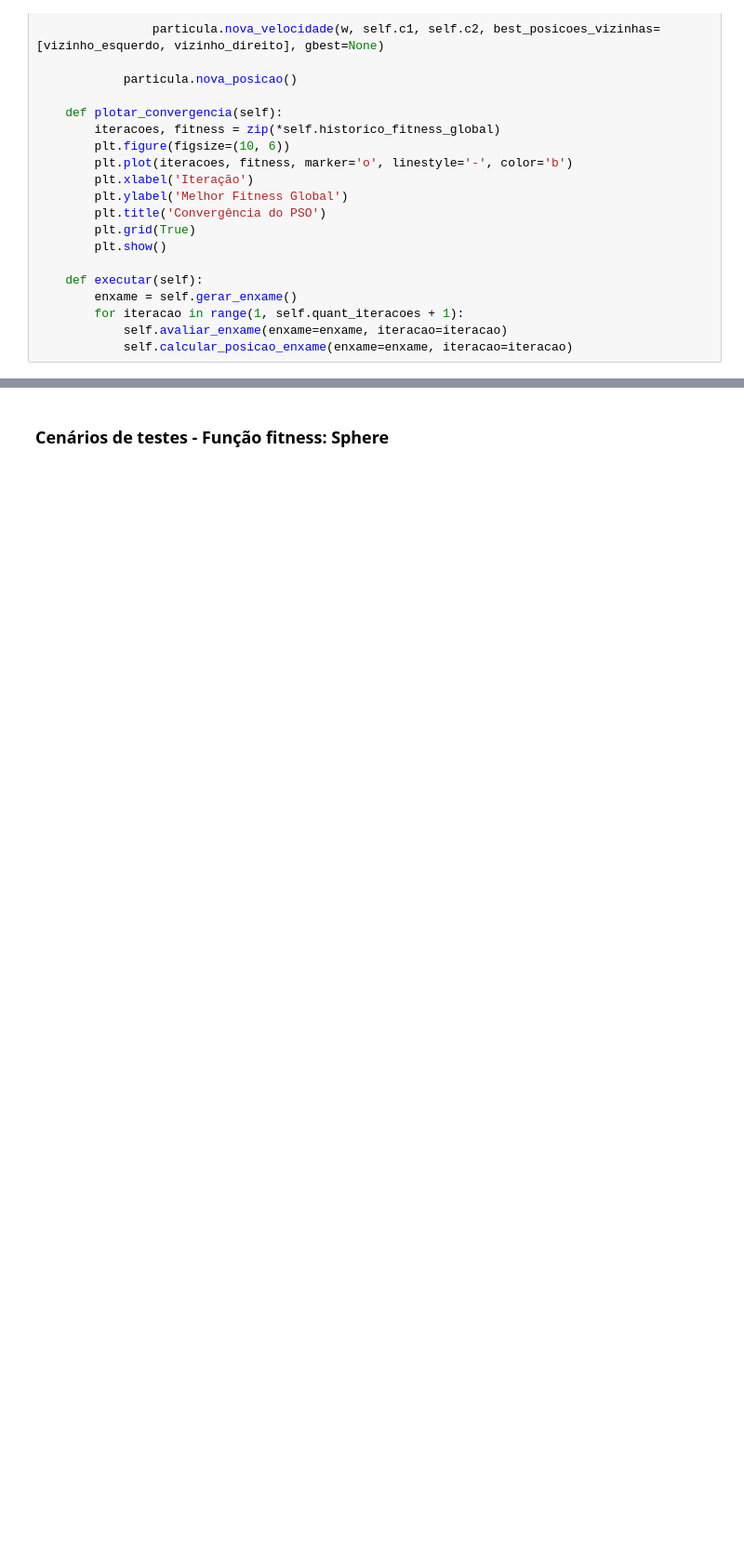
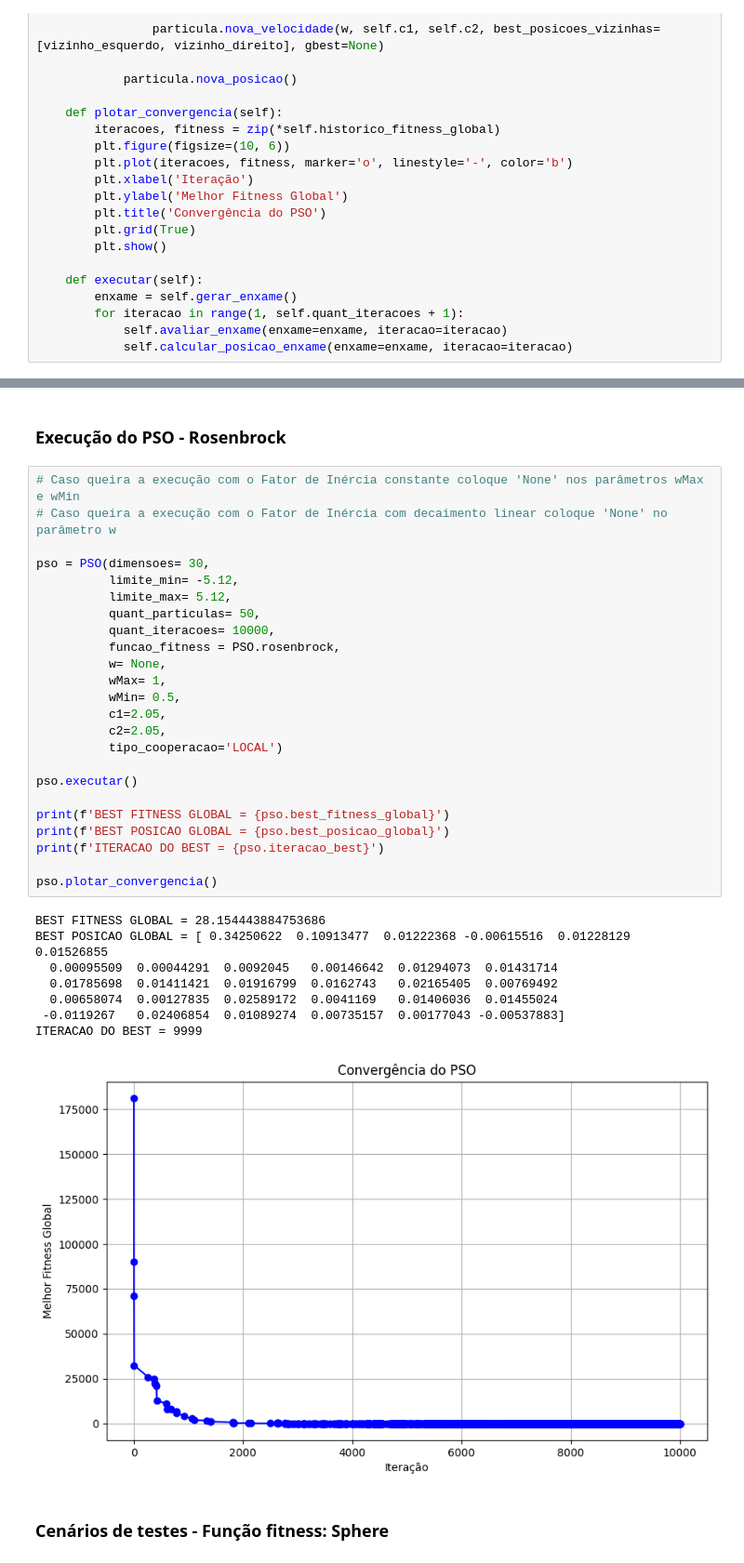
Before and after one commit to Guiioff/Algoritmos-Otimizacao, a Jupyter notebook: alg_pso.ipynb, the cells around one changed output, grey strips where cells are left out. Shown at 93% size. Drawn from its saved outputs; the diff is of its cells as text; blank space fills up the shorter version.

```diff
--- a/alg_pso.ipynb
+++ b/alg_pso.ipynb
@@ -196,3 +234,38 @@ ITERACAO DO BEST = 9998
+# %% [markdown]
+### Execução do PSO - Rosenbrock
+# %%
+# Caso queira a execução com o Fator de Inércia constante coloque 'None' nos parâmetros wMax e wMin
+# Caso queira a execução com o Fator de Inércia com decaimento linear coloque 'None' no parâmetro w
+
+pso = PSO(dimensoes= 30,
+          limite_min= -5.12,
+          limite_max= 5.12,
+          quant_particulas= 50,
+          quant_iteracoes= 10000,
+          funcao_fitness = PSO.rosenbrock,
+          w= None,
+          wMax= 1,
+          wMin= 0.5,
+          c1=2.05,
+          c2=2.05,
+          tipo_cooperacao='LOCAL')
+
+pso.executar()
+
+print(f'BEST FITNESS GLOBAL = {pso.best_fitness_global}')
+print(f'BEST POSICAO GLOBAL = {pso.best_posicao_global}')
+print(f'ITERACAO DO BEST = {pso.iteracao_best}')
+
+pso.plotar_convergencia()
+# %% [output]
+BEST FITNESS GLOBAL = 28.154443884753686
+BEST POSICAO GLOBAL = [ 0.34250622  0.10913477  0.01222368 -0.00615516  0.01228129  0.01526855
+  0.00095509  0.00044291  0.0092045   0.00146642  0.01294073  0.01431714
+  0.01785698  0.01411421  0.01916799  0.0162743   0.02165405  0.00769492
+  0.00658074  0.00127835  0.02589172  0.0041169   0.01406036  0.01455024
+ -0.0119267   0.02406854  0.01089274  0.00735157  0.00177043 -0.00537883]
+ITERACAO DO BEST = 9999
+[figure, added]
 # %% [markdown]
 ### Cenários de testes - Função fitness: Sphere
 # %%
```
Also changed, not shown: parts of 4 cells of this notebook.
